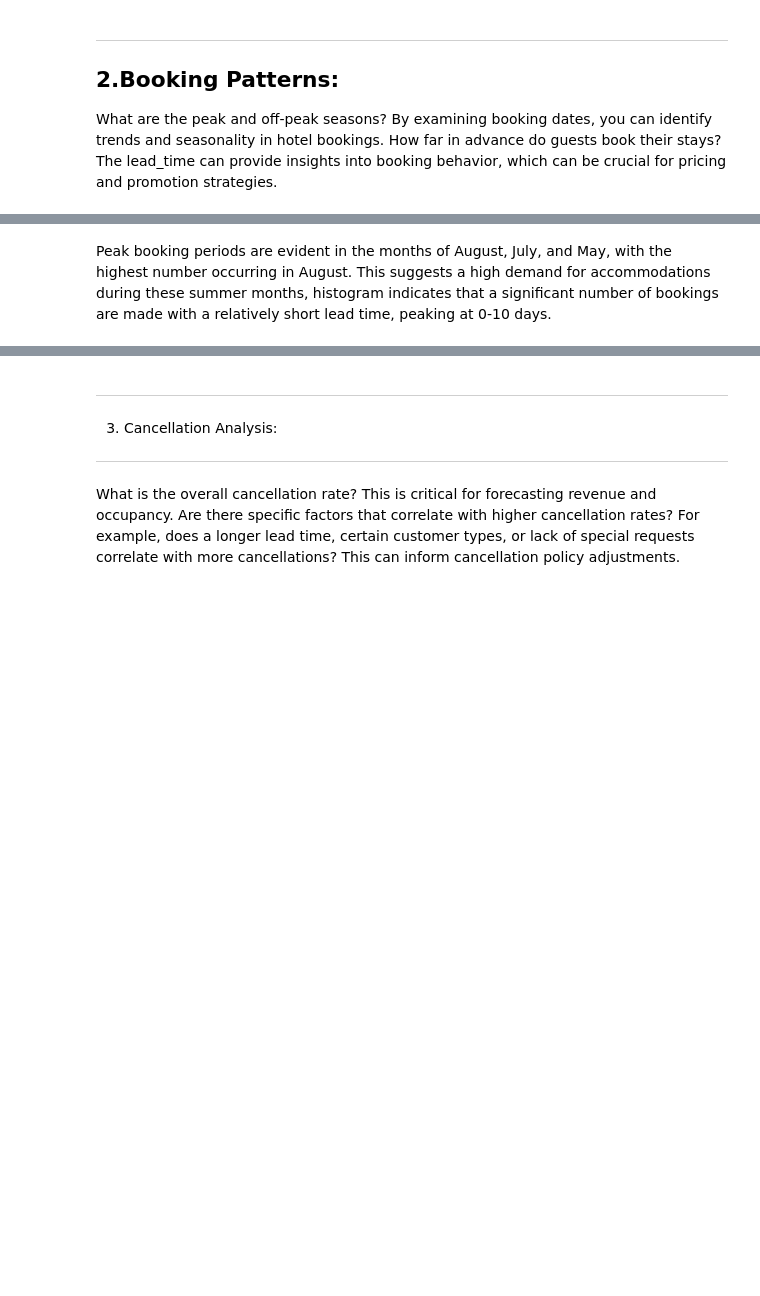
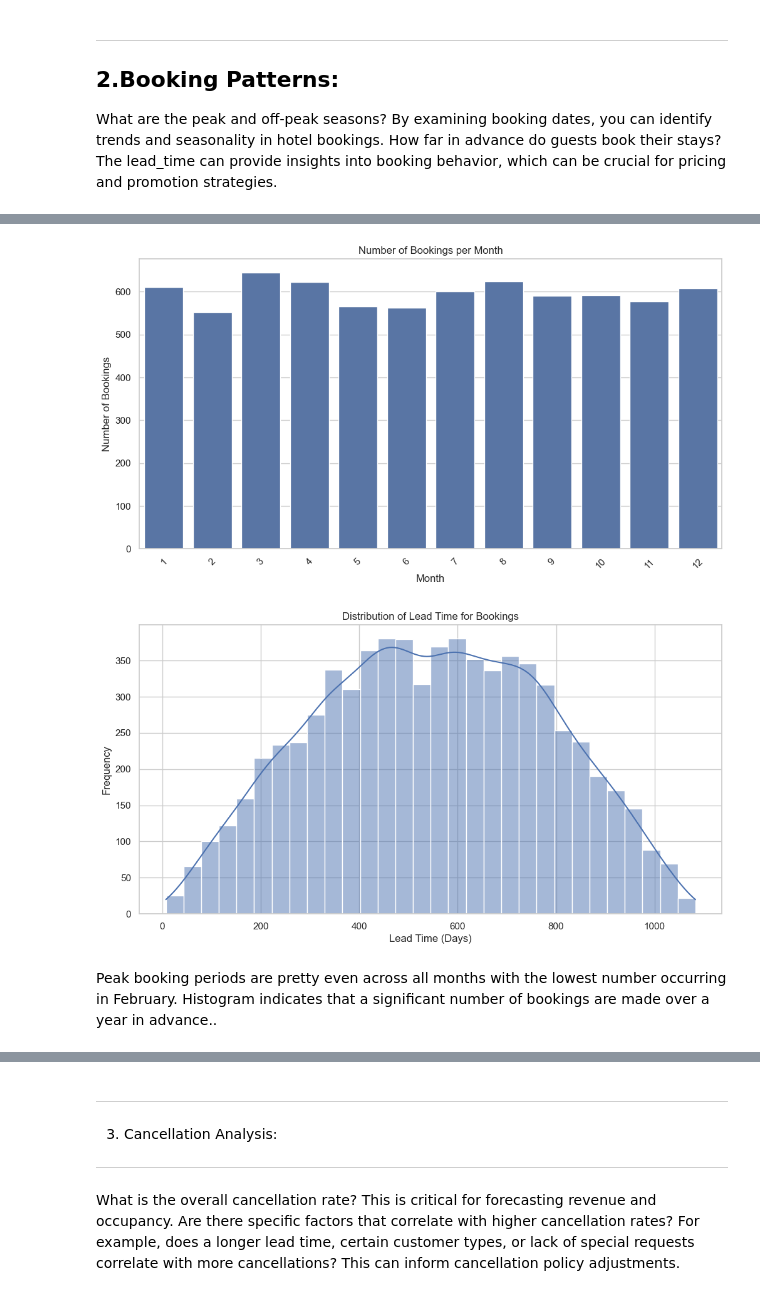
Before and after one commit to Tina-Sterite/Hotel-Analysis-with-Python, a Jupyter notebook: Hotel Booking Analysis.ipynb, the cells around one changed output, grey strips where cells are left out. Saved outputs shown, nothing was run; the diff lists cells and outputs as text; code cells hidden in the pictures; blank space fills up the shorter version.

```diff
--- a/Hotel Booking Analysis.ipynb
+++ b/Hotel Booking Analysis.ipynb
@@ -427,25 +495,32 @@ How far in advance do guests book their stays? The lead_time can provide insight
 # %%
 
 # Counting bookings per month
-bookings_per_month = hotel_booking_df['arrival_date_month'].value_counts()
+hotel_booking_df['booking_date'] = pd.to_datetime(hotel_booking_df['booking_date'])
+# Extract the month from 'booking_date'
+hotel_booking_df['booking_month'] = hotel_booking_df['booking_date'].dt.month
+# Create a variable similar to 'bookings_per_month'
+bookings_per_month = hotel_booking_df['booking_month'].value_counts().sort_index()
 
 # Plotting bookings per month
 plt.figure(figsize=(12, 6))
 sns.barplot(x=bookings_per_month.index, y=bookings_per_month.values)
 plt.xticks(rotation=45)
 plt.title('Number of Bookings per Month')
 plt.xlabel('Month')
 plt.ylabel('Number of Bookings')
 plt.show()
 
 # Analyzing lead time
 plt.figure(figsize=(12, 6))
 sns.histplot(hotel_booking_df['lead_time'], bins=30, kde=True)
 plt.title('Distribution of Lead Time for Bookings')
 plt.xlabel('Lead Time (Days)')
 plt.ylabel('Frequency')
 plt.show()
+# %% [output]
+[figure, added]
+[figure, added]
 # %% [markdown]
-Peak booking periods are evident in the months of August, July, and May, with the highest number occurring in August. This suggests a high demand for accommodations during these summer months,
-histogram indicates that a significant number of bookings are made with a relatively short lead time, peaking at 0-10 days.
+Peak booking periods are pretty even across all months with the lowest number occurring in February.
+Histogram indicates that a significant number of bookings are made over a year in advance..
 # %%
```
Also changed, not shown: parts of 42 cells of this notebook.
